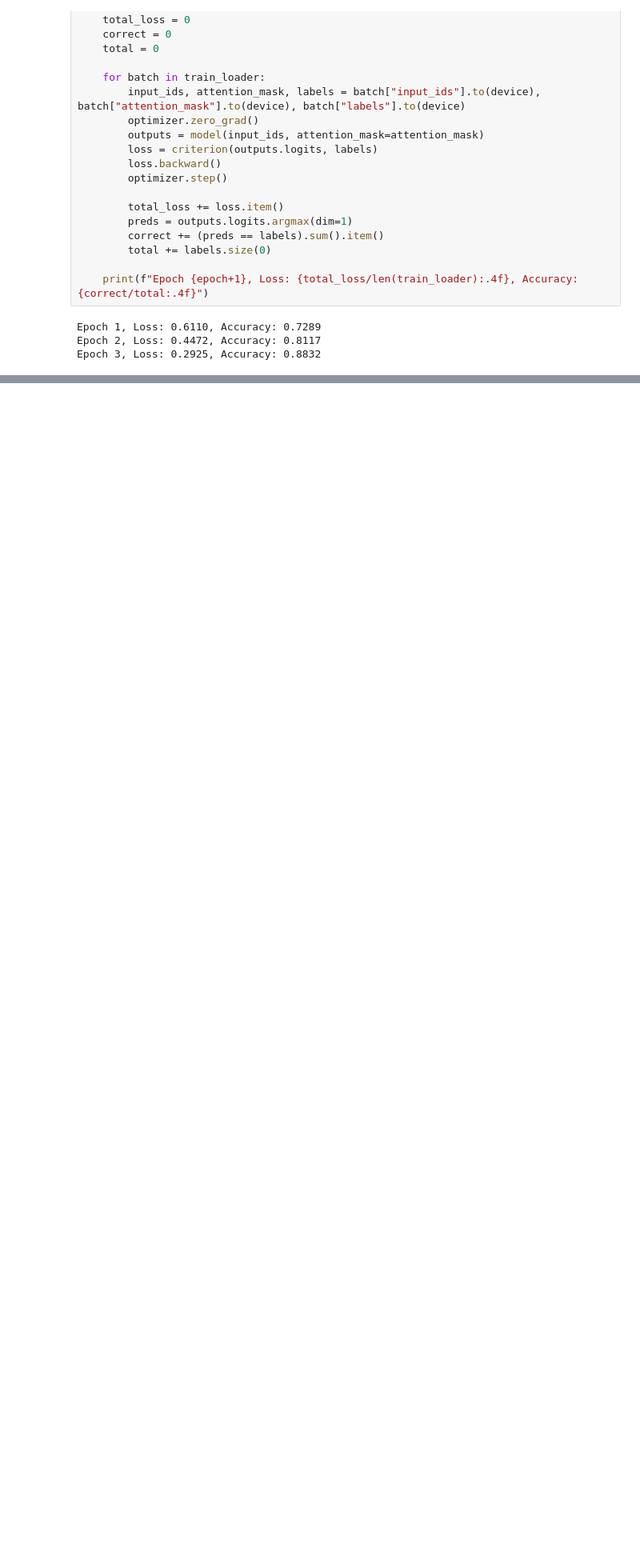
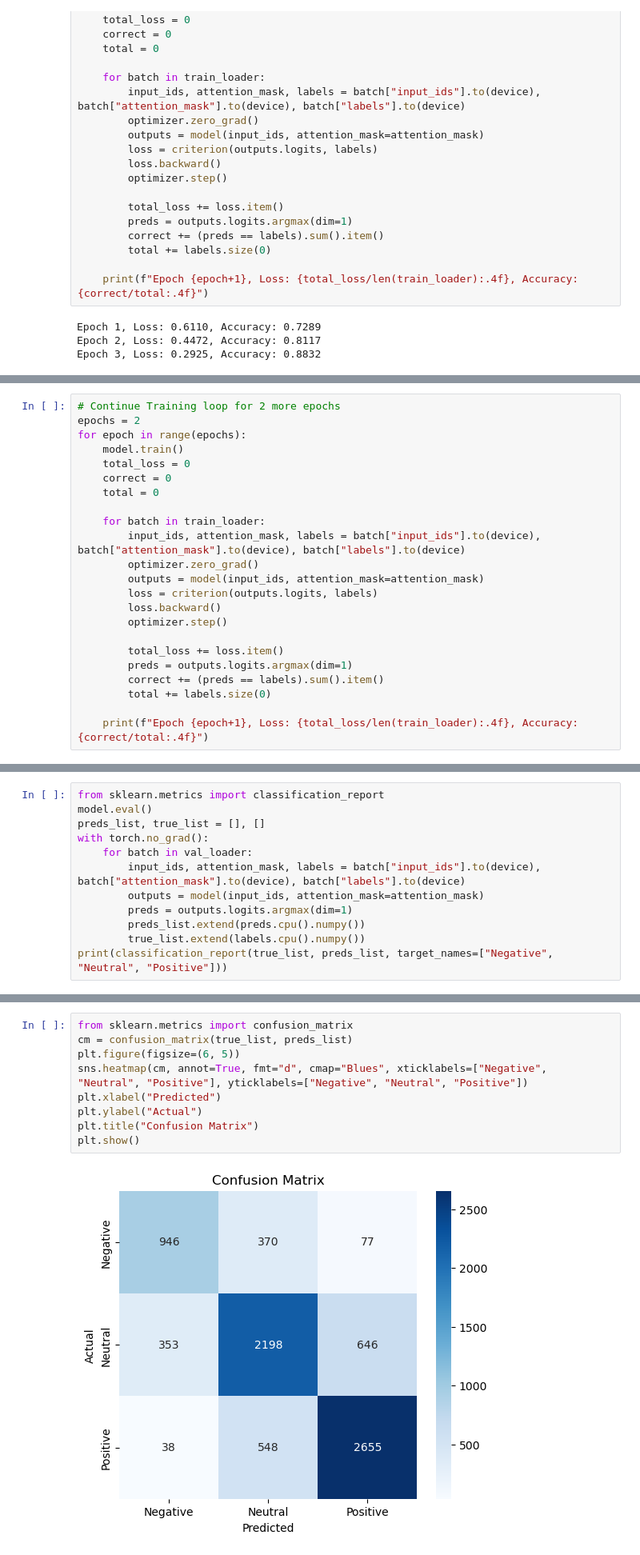
Before and after one commit to davydantoniuk/youtube-sentiment-analyser, a Jupyter notebook: models/model4/model4.ipynb, the cells around one changed output, grey strips where cells are left out. Shown at 80% size. Cells and saved outputs as stored; diff of their text form; blank space fills up the shorter version.

Commit message:
Continued training for 2 more epochs and evaluated model performance

```diff
--- a/models/model4/model4.ipynb
+++ b/models/model4/model4.ipynb
@@ -247,0 +274,23 @@ Epoch 3, Loss: 0.2925, Accuracy: 0.8832
+# %%
+# Continue Training loop for 2 more epochs
+epochs = 2
+for epoch in range(epochs):
+    model.train()
+    total_loss = 0
+    correct = 0
+    total = 0
+
+    for batch in train_loader:
+        input_ids, attention_mask, labels = batch["input_ids"].to(device), batch["attention_mask"].to(device), batch["labels"].to(device)
+        optimizer.zero_grad()
+        outputs = model(input_ids, attention_mask=attention_mask)
+        loss = criterion(outputs.logits, labels)
+        loss.backward()
+        optimizer.step()
+
+        total_loss += loss.item()
+        preds = outputs.logits.argmax(dim=1)
+        correct += (preds == labels).sum().item()
+        total += labels.size(0)
+
+    print(f"Epoch {epoch+1}, Loss: {total_loss/len(train_loader):.4f}, Accuracy: {correct/total:.4f}")
@@ -247,0 +300,12 @@ Epoch 3, Loss: 0.2925, Accuracy: 0.8832
+# %%
+from sklearn.metrics import classification_report
+model.eval()
+preds_list, true_list = [], []
+with torch.no_grad():
+    for batch in val_loader:
+        input_ids, attention_mask, labels = batch["input_ids"].to(device), batch["attention_mask"].to(device), batch["labels"].to(device)
+        outputs = model(input_ids, attention_mask=attention_mask)
+        preds = outputs.logits.argmax(dim=1)
+        preds_list.extend(preds.cpu().numpy())
+        true_list.extend(labels.cpu().numpy())
+print(classification_report(true_list, preds_list, target_names=["Negative", "Neutral", "Positive"]))
@@ -247,0 +326,11 @@ Epoch 3, Loss: 0.2925, Accuracy: 0.8832
+# %%
+from sklearn.metrics import confusion_matrix
+cm = confusion_matrix(true_list, preds_list)
+plt.figure(figsize=(6, 5))
+sns.heatmap(cm, annot=True, fmt="d", cmap="Blues", xticklabels=["Negative", "Neutral", "Positive"], yticklabels=["Negative", "Neutral", "Positive"])
+plt.xlabel("Predicted")
+plt.ylabel("Actual")
+plt.title("Confusion Matrix")
+plt.show()
+# %% [output]
+[figure, added]
```
Also changed, not shown: parts of 8 cells of this notebook.
